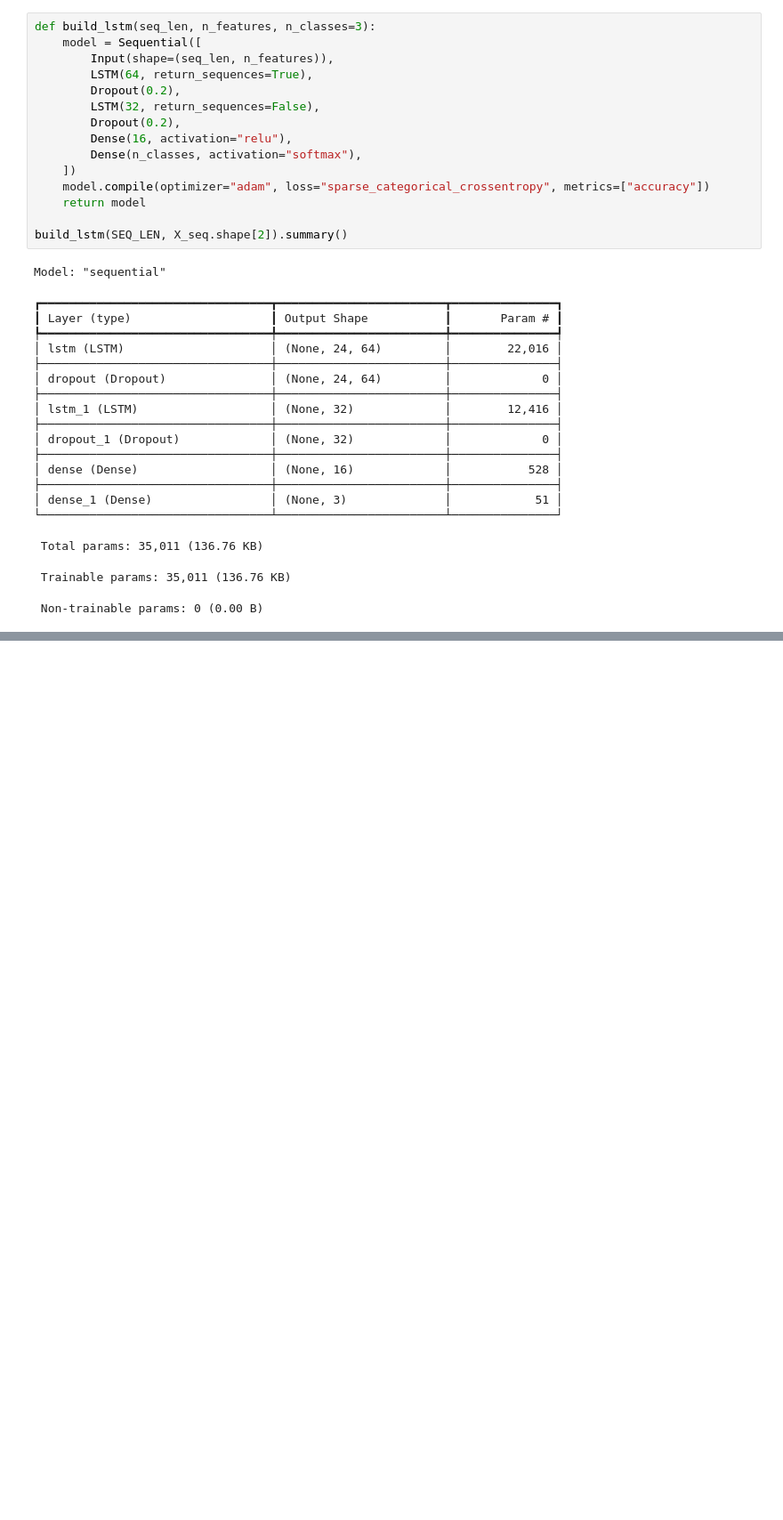
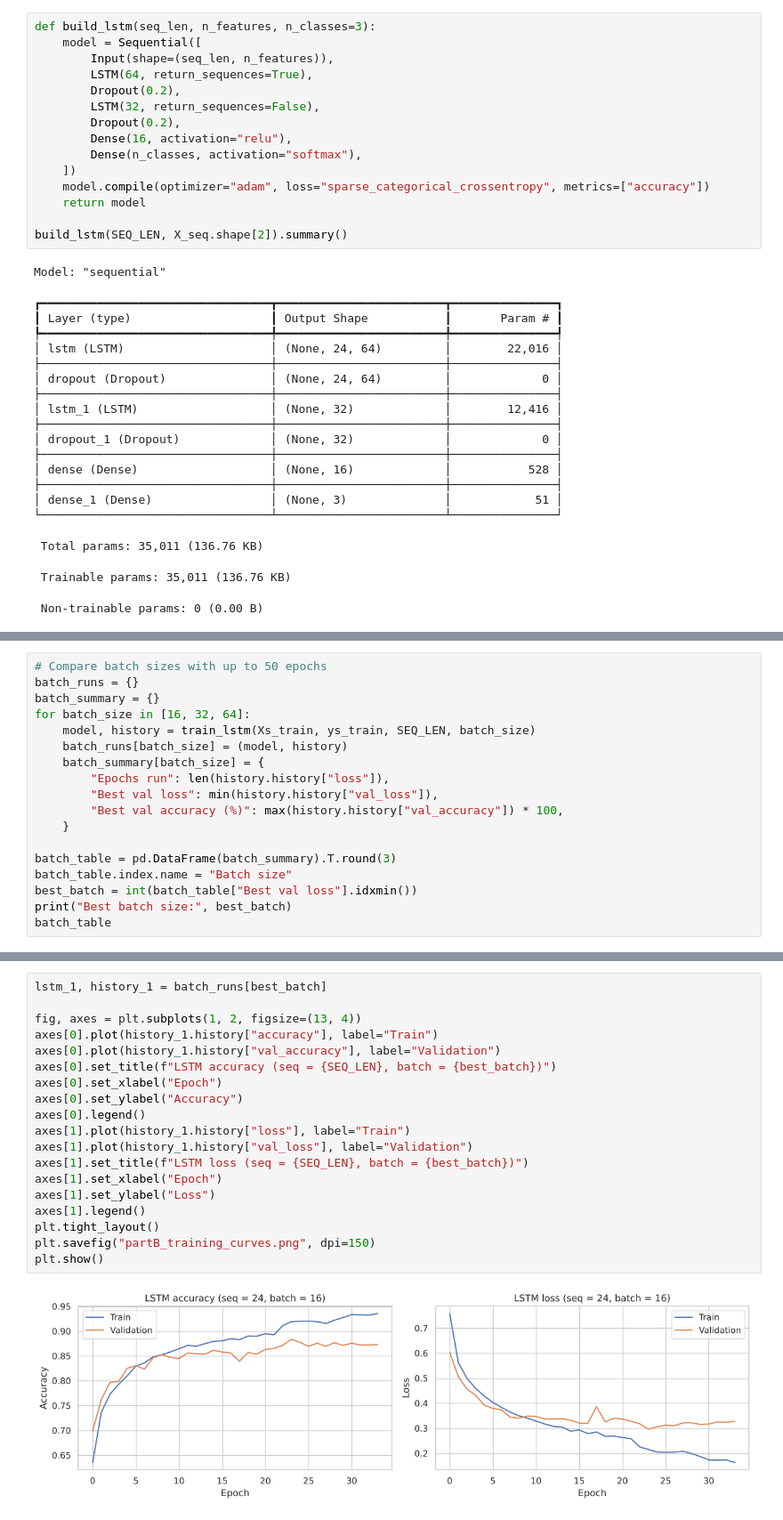
Before and after one commit to khanhnedu2006-byte/portfolio-for-COS40007, a Jupyter notebook: Portfolio_Assessment_3_SeoulBike.ipynb, the cells around one changed output, grey strips where cells are left out. Shown at 89% size. Cells and saved outputs as stored; diff of their text form; blank space fills up the shorter version.

Commit message:
Portfolio 3 Part B.3-B.4: train LSTM (batch size comparison) and evaluate

```diff
--- a/Portfolio_Assessment_3_SeoulBike.ipynb
+++ b/Portfolio_Assessment_3_SeoulBike.ipynb
@@ -221,0 +241,18 @@ Model: "sequential"
+# %%
+# Compare batch sizes with up to 50 epochs
+batch_runs = {}
+batch_summary = {}
+for batch_size in [16, 32, 64]:
+    model, history = train_lstm(Xs_train, ys_train, SEQ_LEN, batch_size)
+    batch_runs[batch_size] = (model, history)
+    batch_summary[batch_size] = {
+        "Epochs run": len(history.history["loss"]),
+        "Best val loss": min(history.history["val_loss"]),
+        "Best val accuracy (%)": max(history.history["val_accuracy"]) * 100,
+    }
+
+batch_table = pd.DataFrame(batch_summary).T.round(3)
+batch_table.index.name = "Batch size"
+best_batch = int(batch_table["Best val loss"].idxmin())
+print("Best batch size:", best_batch)
+batch_table
@@ -221,0 +266,21 @@ Model: "sequential"
+# %%
+lstm_1, history_1 = batch_runs[best_batch]
+
+fig, axes = plt.subplots(1, 2, figsize=(13, 4))
+axes[0].plot(history_1.history["accuracy"], label="Train")
+axes[0].plot(history_1.history["val_accuracy"], label="Validation")
+axes[0].set_title(f"LSTM accuracy (seq = {SEQ_LEN}, batch = {best_batch})")
+axes[0].set_xlabel("Epoch")
+axes[0].set_ylabel("Accuracy")
+axes[0].legend()
+axes[1].plot(history_1.history["loss"], label="Train")
+axes[1].plot(history_1.history["val_loss"], label="Validation")
+axes[1].set_title(f"LSTM loss (seq = {SEQ_LEN}, batch = {best_batch})")
+axes[1].set_xlabel("Epoch")
+axes[1].set_ylabel("Loss")
+axes[1].legend()
+plt.tight_layout()
+plt.savefig("partB_training_curves.png", dpi=150)
+plt.show()
+# %% [output]
+[figure, added]
```
Also changed, not shown: parts of 9 cells of this notebook, 2 other files.
